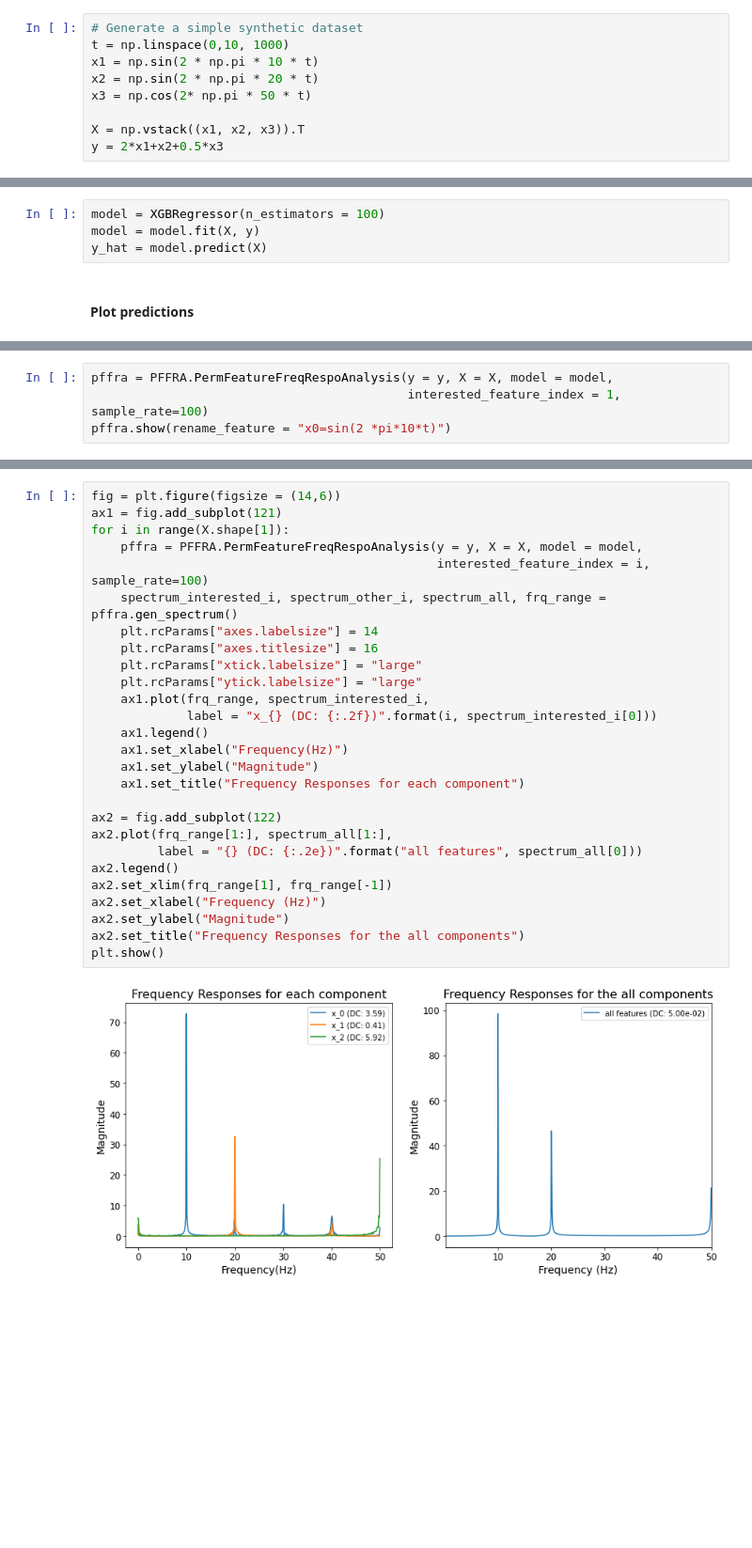
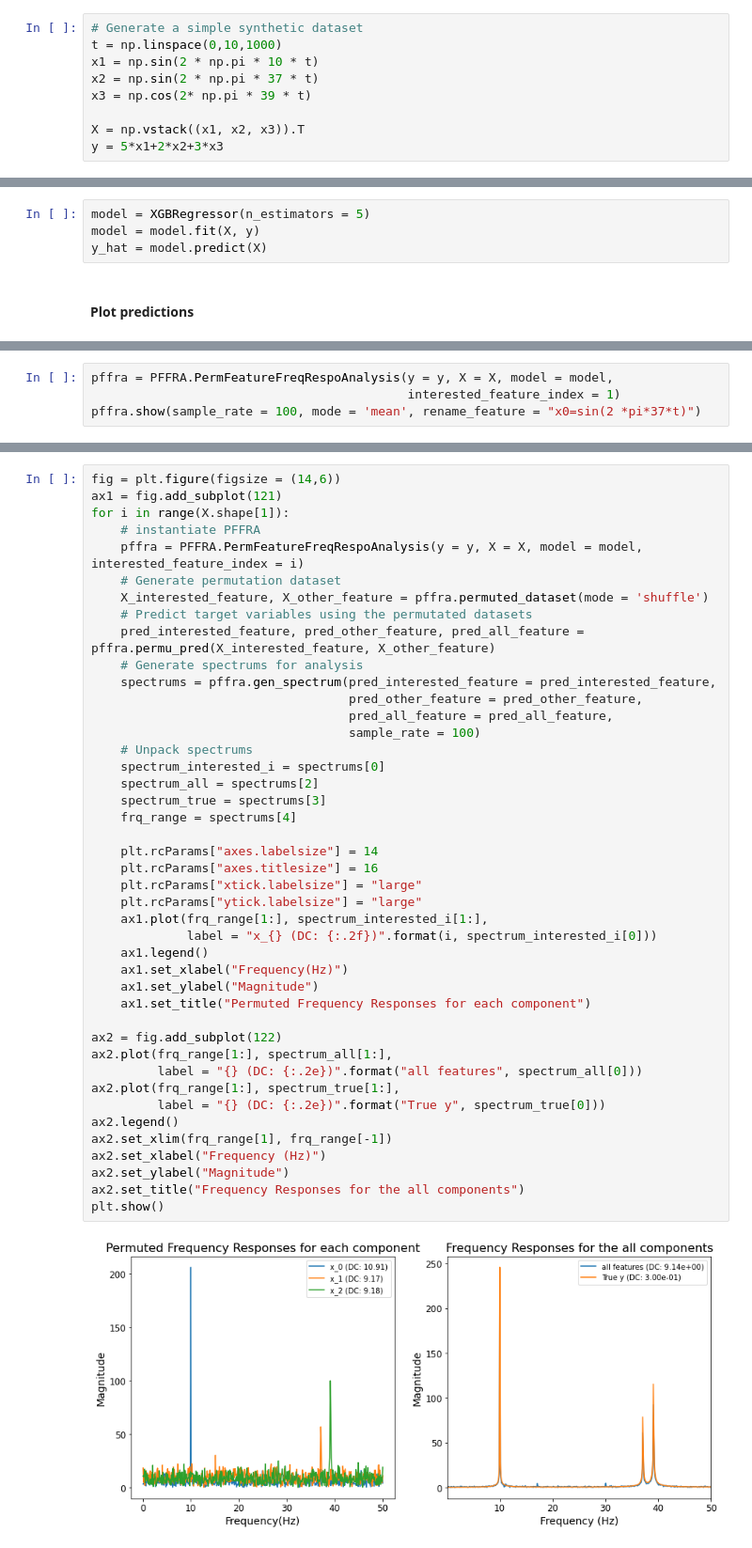
Before and after one commit to JianqiaoMao/PFFRA, a Jupyter notebook: Tutorial.ipynb, the cells around one changed output, grey strips where cells are left out. Shown: that part at 94% size. Cells and saved outputs as stored; diff of their text form; blank space fills up the shorter version.

```diff
--- a/Tutorial.ipynb
+++ b/Tutorial.ipynb
@@ -10,17 +10,17 @@ from xgboost import XGBRegressor
 #### Generate synthetic data for regression
 # %%
 # Generate a simple synthetic dataset
-t = np.linspace(0,10, 1000)
+t = np.linspace(0,10,1000)
 x1 = np.sin(2 * np.pi * 10 * t)
-x2 = np.sin(2 * np.pi * 20 * t)
-x3 = np.cos(2* np.pi * 50 * t)
+x2 = np.sin(2 * np.pi * 37 * t)
+x3 = np.cos(2* np.pi * 39 * t)
 
 X = np.vstack((x1, x2, x3)).T
-y = 2*x1+x2+0.5*x3
+y = 5*x1+2*x2+3*x3
 # %% [markdown]
 #### Train a XGBM model and generate predictions
 # %%
-model = XGBRegressor(n_estimators = 100)
+model = XGBRegressor(n_estimators = 5)
 model = model.fit(X, y)
 y_hat = model.predict(X)
 # %% [markdown]
@@ -41,5 +43,5 @@ By instantiating class **PermFeatureFreqRespoAnalysis** to specify the feature i
 # %%
 pffra = PFFRA.PermFeatureFreqRespoAnalysis(y = y, X = X, model = model,
-                                           interested_feature_index = 1, sample_rate=100)
-pffra.show(rename_feature = "x0=sin(2 *pi*10*t)")
+                                           interested_feature_index = 1)
+pffra.show(sample_rate = 100, mode = 'mean', rename_feature = "x0=sin(2 *pi*37*t)")
 # %% [output]
@@ -50,29 +54,45 @@ Calling **gen_spectrum()** method allows us to get access to the spectrum data f
 # %%
 fig = plt.figure(figsize = (14,6))
 ax1 = fig.add_subplot(121)
 for i in range(X.shape[1]):
-    pffra = PFFRA.PermFeatureFreqRespoAnalysis(y = y, X = X, model = model,
-                                               interested_feature_index = i, sample_rate=100)
-    spectrum_interested_i, spectrum_other_i, spectrum_all, frq_range = pffra.gen_spectrum()
+    # instantiate PFFRA
+    pffra = PFFRA.PermFeatureFreqRespoAnalysis(y = y, X = X, model = model, interested_feature_index = i)
+    # Generate permutation dataset
+    X_interested_feature, X_other_feature = pffra.permuted_dataset(mode = 'shuffle')
+    # Predict target variables using the permutated datasets
+    pred_interested_feature, pred_other_feature, pred_all_feature = pffra.permu_pred(X_interested_feature, X_other_feature)
+    # Generate spectrums for analysis
+    spectrums = pffra.gen_spectrum(pred_interested_feature = pred_interested_feature,
+                                   pred_other_feature = pred_other_feature,
+                                   pred_all_feature = pred_all_feature,
+                                   sample_rate = 100)
+    # Unpack spectrums
+    spectrum_interested_i = spectrums[0]
+    spectrum_all = spectrums[2]
+    spectrum_true = spectrums[3]
+    frq_range = spectrums[4]
+
     plt.rcParams["axes.labelsize"] = 14
     plt.rcParams["axes.titlesize"] = 16
     plt.rcParams["xtick.labelsize"] = "large"
     plt.rcParams["ytick.labelsize"] = "large"
-    ax1.plot(frq_range, spectrum_interested_i,
+    ax1.plot(frq_range[1:], spectrum_interested_i[1:],
              label = "x_{} (DC: {:.2f})".format(i, spectrum_interested_i[0]))
     ax1.legend()
     ax1.set_xlabel("Frequency(Hz)")
     ax1.set_ylabel("Magnitude")
-    ax1.set_title("Frequency Responses for each component")
+    ax1.set_title("Permuted Frequency Responses for each component")
 
 ax2 = fig.add_subplot(122)
 ax2.plot(frq_range[1:], spectrum_all[1:],
          label = "{} (DC: {:.2e})".format("all features", spectrum_all[0]))
+ax2.plot(frq_range[1:], spectrum_true[1:],
+         label = "{} (DC: {:.2e})".format("True y", spectrum_true[0]))
 ax2.legend()
 ax2.set_xlim(frq_range[1], frq_range[-1])
 ax2.set_xlabel("Frequency (Hz)")
 ax2.set_ylabel("Magnitude")
 ax2.set_title("Frequency Responses for the all components")
 plt.show()
 # %% [output]
-[figure, old version]
+[figure, new version]
```
Also changed, not shown: parts of 5 cells of this notebook, 3 other files.
